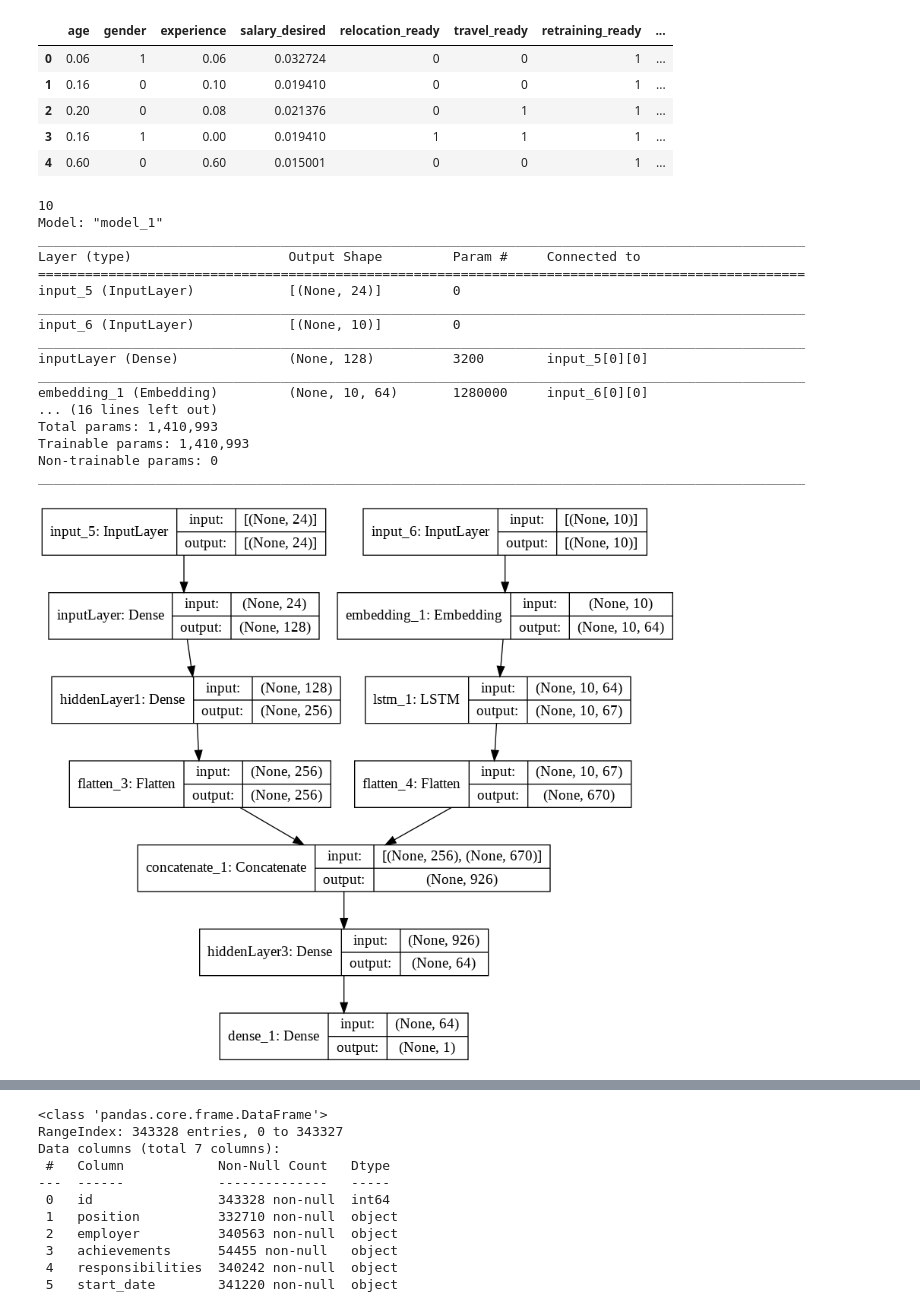
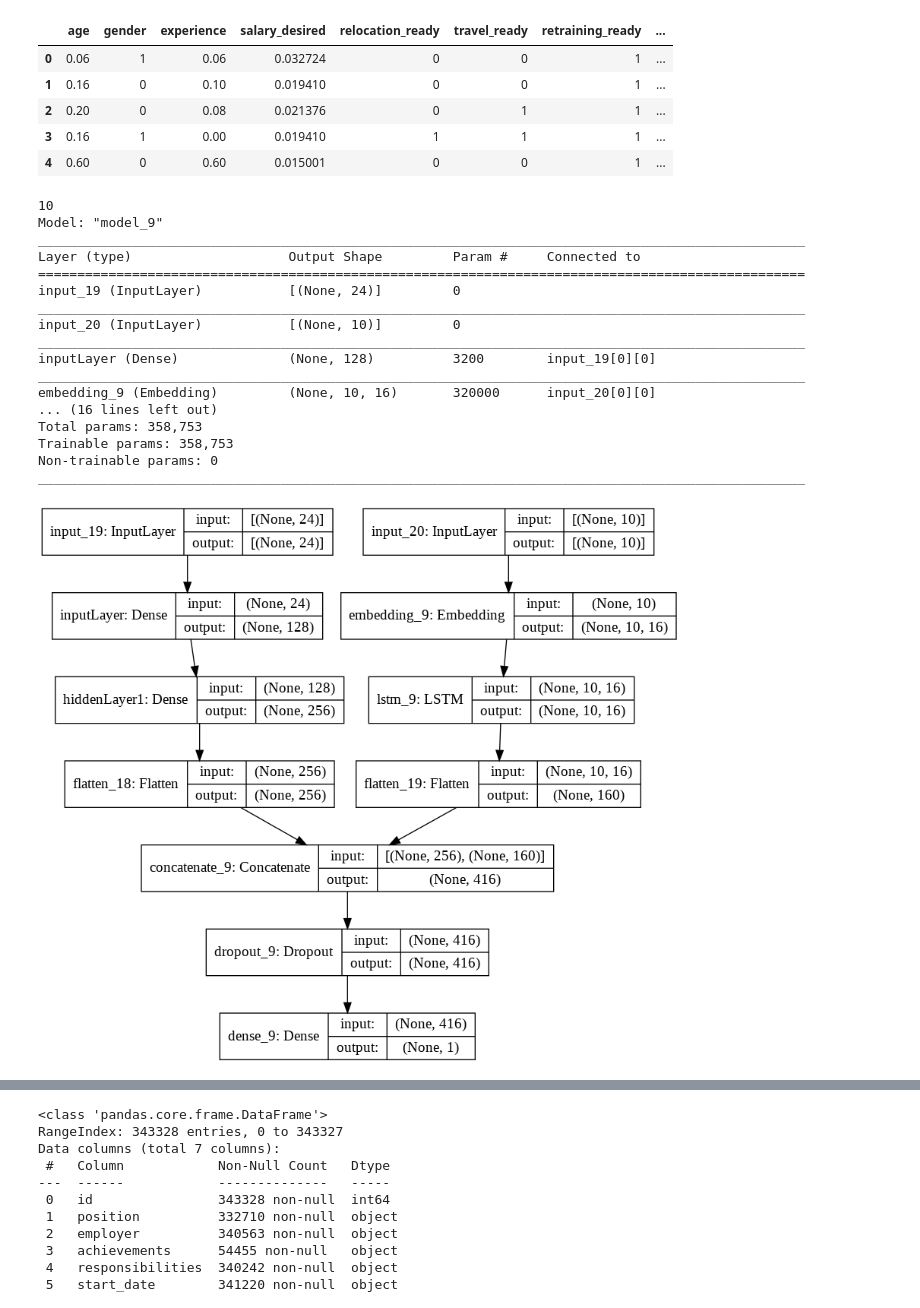
Before and after one commit to Loginov-Mikhail/PandemicDataHack, a Jupyter notebook: HustlerTeam.ipynb, the cells around one changed output, grey strips where cells are left out. Saved outputs shown, nothing was run; the diff lists cells and outputs as text; code cells hidden in the pictures.

```diff
--- a/HustlerTeam.ipynb
+++ b/HustlerTeam.ipynb
@@ -353,6 +353,12 @@ def rmsle_metric(y_true, y_pred):
     first = K.log(y_true + 1)
     second = K.log(y_pred + 1)
     return K.mean(K.pow(first + second, 2))
+
+
+# Метрика - значение ошибки в процентах
+def percent_metric(y_true, y_pred):
+   percent0=K.abs(y_true/y_pred-1)
+   return K.mean(percent0)
 # %%
 # Создание модели нейронной сети
 inputShape = dfX.shape[1]
@@ -364,49 +370,50 @@ modelIn = Input(shape=inputShape)
 modelInPosition = Input(shape=inputShapePosition)
 # Сеть для табличных параметров
 inputLayer = Dense(128, name='inputLayer', activation='relu')(modelIn)
-hiddenLayer1 = Dense(256, name='hiddenLayer1', activation='tanh')(inputLayer)
+hiddenLayer1 = Dense(256, name='hiddenLayer1', activation='relu')(inputLayer)
 hiddenLayer2 = Dense(512, name='hiddenLayer2', activation='relu')(hiddenLayer1)
 flattenLayer0 = Flatten()(hiddenLayer1)
 # Сеть для токенизированного position
-positionEmbedding = Embedding(num_words, 64)(modelInPosition)
-positionLSTM = LSTM(67, dropout = 0.1,  return_sequences=True)(positionEmbedding)
+positionEmbedding = Embedding(num_words, 16)(modelInPosition)
+positionLSTM = LSTM(16, dropout = 0.1,  return_sequences=True)(positionEmbedding)
 flattenLayer1 = Flatten()(positionLSTM)
 # Слияние всех потоков в один
 concatLayer = concatenate([flattenLayer0,flattenLayer1])
 dropoutLayer = Dropout(0.2)(concatLayer)
-hiddenLayer3 = Dense(64, name='hiddenLayer3', activation='relu')(concatLayer)
-modelOut = Dense(1)(hiddenLayer3)
+#hiddenLayer3 = Dense(64, name='hiddenLayer3', activation='relu')(concatLayer)
+modelOut = Dense(1)(dropoutLayer)
 model = Model([modelIn, modelInPosition],[modelOut])
 
 loss = 'mae'
-optimiser=optimizers.Adam(lr=0.0001)
+#optimiser=optimizers.Adam(lr=0.0001)
+optimiser=optimizers.RMSprop(lr=0.001)
 metrics1 = 'mae'
 metrics2 = 'mse'
 model.compile(optimizer=optimiser,
               loss=loss,
-              metrics=[metrics1, metrics2, rmsle_metric])
+              metrics=[metrics1, metrics2, percent_metric])
 model.summary()
 plot_model(model, to_file=ROOT_PATH + 'model_struct.png', expand_nested=True,
            show_shapes=True, show_layer_names=True)
 # %% [output]
 10
-Model: "model_1"
+Model: "model_9"
 __________________________________________________________________________________________________
 Layer (type)                    Output Shape         Param #     Connected to
 ==================================================================================================
-input_5 (InputLayer)            [(None, 24)]         0
+input_19 (InputLayer)           [(None, 24)]         0
 __________________________________________________________________________________________________
-input_6 (InputLayer)            [(None, 10)]         0
+input_20 (InputLayer)           [(None, 10)]         0
 __________________________________________________________________________________________________
-inputLayer (Dense)              (None, 128)          3200        input_5[0][0]
+inputLayer (Dense)              (None, 128)          3200        input_19[0][0]
 __________________________________________________________________________________________________
-embedding_1 (Embedding)         (None, 10, 64)       1280000     input_6[0][0]
+embedding_9 (Embedding)         (None, 10, 16)       320000      input_20[0][0]
 ... (16 lines left out)
-Total params: 1,410,993
-Trainable params: 1,410,993
+Total params: 358,753
+Trainable params: 358,753
 Non-trainable params: 0
 __________________________________________________________________________________________________
-[figure, old version]
+[figure, new version]
 # %%
 # Обучение модели
 callbacks = [ModelCheckpoint(ROOT_PATH+"best_result_checkpoint",
```
Also changed, not shown: parts of 5 cells of this notebook.
